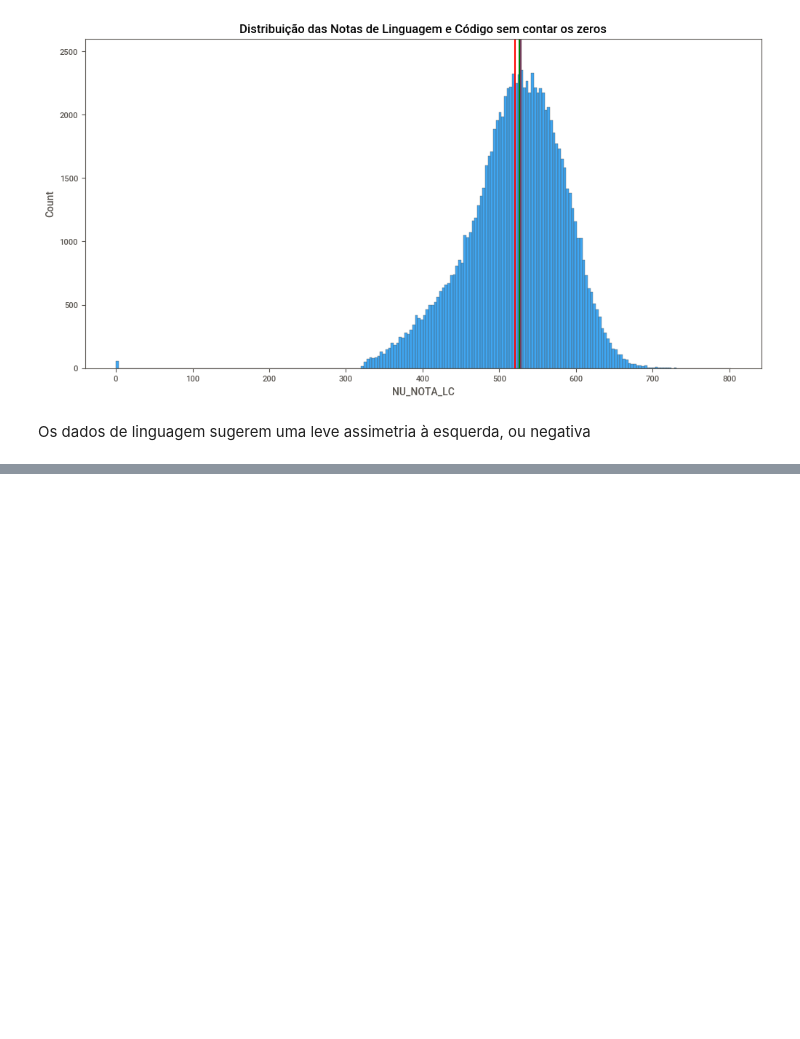
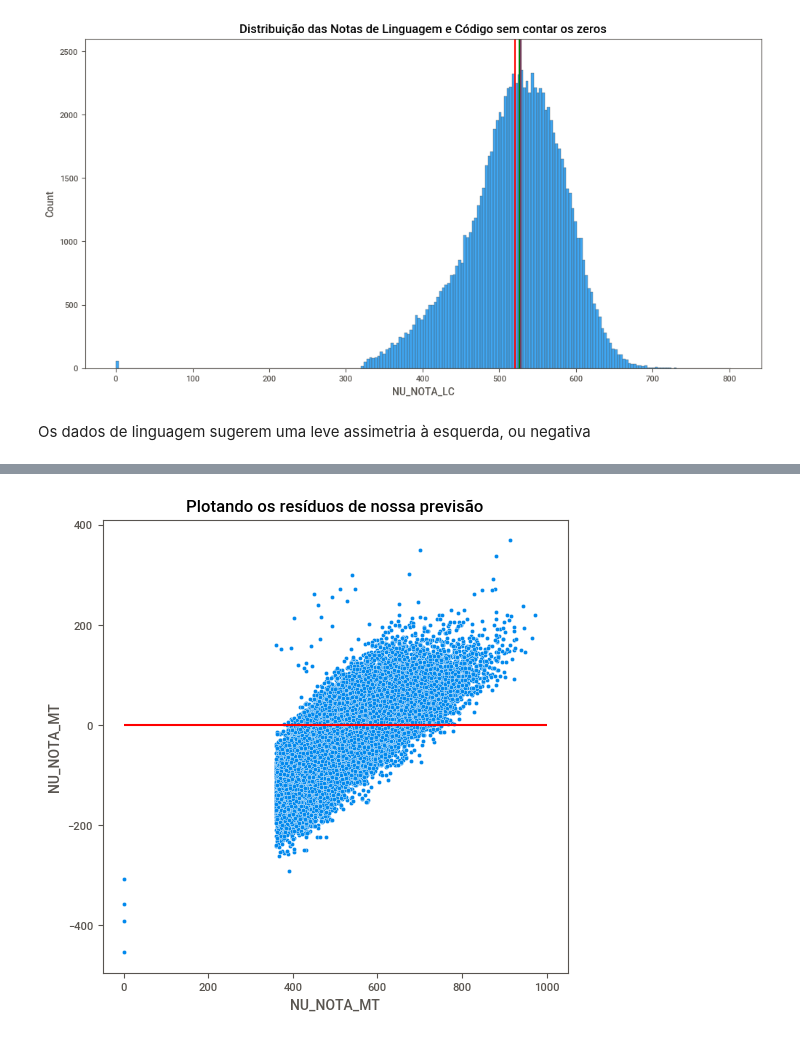
Before and after one commit to ClarisseAlvarenga/lives_twitch, a Jupyter notebook: Imersão_Alura_Dados_2_2020_Clarisse.ipynb, the cells around one changed output, grey strips where cells are left out. Drawn from its saved outputs; the diff is of its cells as text; code cells hidden in the pictures; blank space fills up the shorter version.

```diff
--- a/Imersão_Alura_Dados_2_2020_Clarisse.ipynb
+++ b/Imersão_Alura_Dados_2_2020_Clarisse.ipynb
@@ -1310,0 +1424,9 @@ Os dados de linguagem sugerem uma leve assimetria à esquerda, ou negativa
+# %%
+#fazendo o plot do erro
+erro = y_test - y_pred
+plt.figure(figsize=(6,6))
+ax= sns.scatterplot(x=y_test, y= erro)
+ax.hlines(y=0, xmin=0, xmax=1000, colors='r')
+ax.set_title('Plotando os resíduos de nossa previsão');
+# %% [output]
+[figure, added]
```
Also changed, not shown: parts of 82 cells of this notebook.
